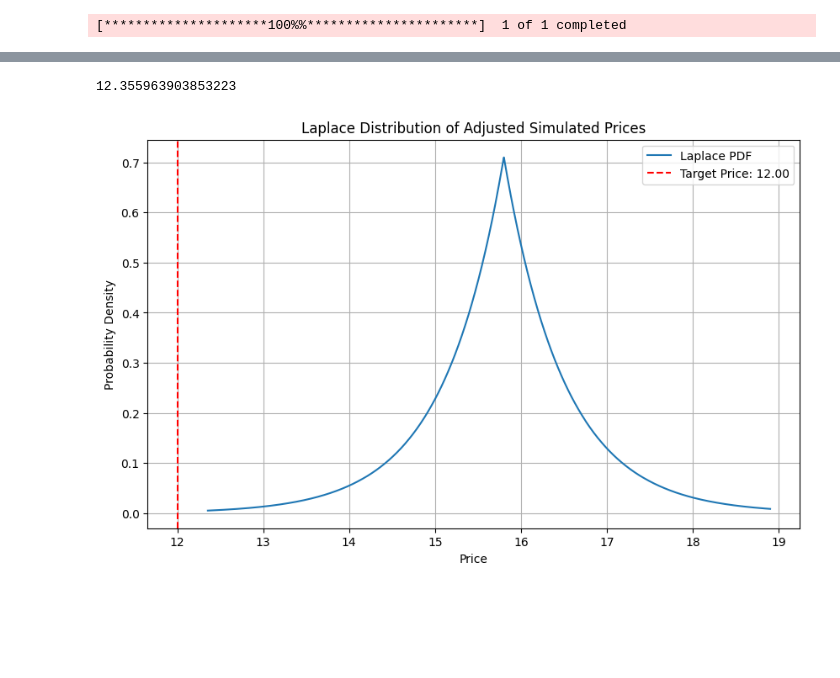
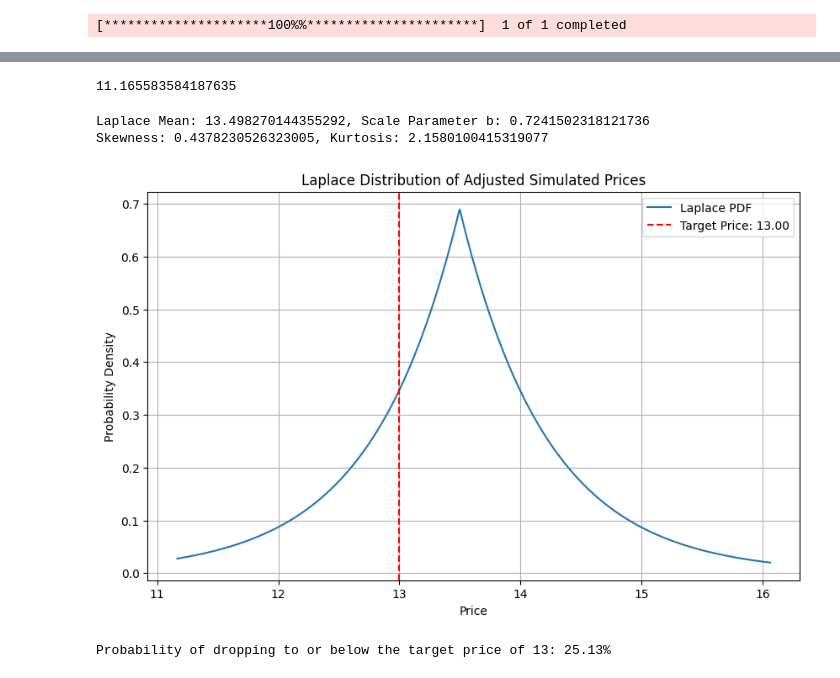
Before and after one commit to genzstrategy/options, a Jupyter notebook: matt/btcc/tft/ron/ron-low-monte-carlo.ipynb, the cells around one changed output, grey strips where cells are left out. Saved outputs shown, nothing was run; the diff lists cells and outputs as text; code cells hidden in the pictures; blank space fills up the shorter version.

```diff
--- a/matt/btcc/tft/ron/ron-low-monte-carlo.ipynb
+++ b/matt/btcc/tft/ron/ron-low-monte-carlo.ipynb
@@ -147,7 +147,7 @@ def monte_carlo_simulation_for_range(df, predictor_low, target_column_low, conte
 
 ################## DATE #################
 (current_date) = datetime.now(pytz.timezone('US/Pacific'))
-target_date = pd.Timestamp('2024-06-21-13:30').tz_localize(pytz.timezone('US/Pacific'))
+target_date = pd.Timestamp('2024-04-19-13:30').tz_localize(pytz.timezone('US/Pacific'))
 ################## DATE #################
 
 
@@ -176,7 +176,7 @@ target_date_naive = target_date.tz_localize(None)  # Convert to naive Timestamp
 period_to_target = (target_date_naive - current_date_naive).days
 
 # Perform Monte Carlo simulation for the target date using both high and low predictors
-num_simulations = 50
+num_simulations = 500
 
 # Perform Monte Carlo simulation for each date up to the target date
 simulation_df = monte_carlo_simulation_for_range(
@@ -193,39 +193,58 @@ simulation_df.set_index('Date', inplace=True)
 min_share_price = simulation_df['95% CI Low'].min() / 6989
 min_share_price
 # %% [output]
-12.355963903853223
+11.165583584187635
 # %%
 import numpy as np
 import scipy.stats as stats
 import matplotlib.pyplot as plt
 
 btcc_div = 6989
-target_price = 12 # Adjusted target price
+target_price = 13 # Adjusted target price
 
 # Extract and adjust the mean simulated prices
 sim_mean = simulation_df['Mean'] / btcc_div
 sim_low = simulation_df['95% CI Low'] / btcc_div
 sim_high = simulation_df['95% CI High'] / btcc_div
 
 # Calculate parameters for the Laplace distribution
-laplace_mean = np.mean(sim_mean)  # Mean of the adjusted prices
-laplace_b = np.std(sim_mean) / np.sqrt(2)  # Adjusted scale parameter
+median = np.median(sim_mean)
+mad = np.median(np.abs(sim_mean - median))
+laplace_b = mad / np.log(2)
+laplace_mean = np.mean(sim_mean)
+
+# Calculate skewness and kurtosis
+skewness = stats.skew(sim_mean)
+kurtosis = stats.kurtosis(sim_mean, fisher=False)  # Set fisher=False for traditional kurtosis
+
+# Display the calculated parameters
+print(f"Laplace Mean: {laplace_mean}, Scale Parameter b: {laplace_b}")
+print(f"Skewness: {skewness}, Kurtosis: {kurtosis}")
 
 # Calculate the probability density at the adjusted target price
 probability_density = stats.laplace.pdf(target_price, loc=laplace_mean, scale=laplace_b)
 
 # Plotting the probability distribution
 x = np.linspace(min(sim_low), max(sim_high), 1000)
 pdf = stats.laplace.pdf(x, loc=laplace_mean, scale=laplace_b)
 
 plt.figure(figsize=(10, 6))
 plt.plot(x, pdf, label='Laplace PDF')
 plt.axvline(x=target_price, color='r', linestyle='--', label=f'Target Price: {target_price:.2f}')
 plt.title('Laplace Distribution of Adjusted Simulated Prices')
 plt.xlabel('Price')
 plt.ylabel('Probability Density')
 plt.legend()
 plt.grid(True)
 plt.show()
 # %% [output]
+Laplace Mean: 13.498270144355292, Scale Parameter b: 0.7241502318121736
+Skewness: 0.4378230526323005, Kurtosis: 2.1580100415319077
-[figure, old version]
+[figure, new version]
+# %%
+# Calculate the probability of the price dropping to the target level or lower
+cumulative_probability = stats.laplace.cdf(target_price, loc=laplace_mean, scale=laplace_b)
+probability_percentage = cumulative_probability * 100  # Convert to percentage
+print(f"Probability of dropping to or below the target price of {target_price}: {probability_percentage:.2f}%")
+# %% [output]
+Probability of dropping to or below the target price of 13: 25.13%
```
Also changed, not shown: parts of 2 cells of this notebook, 1 other file.
